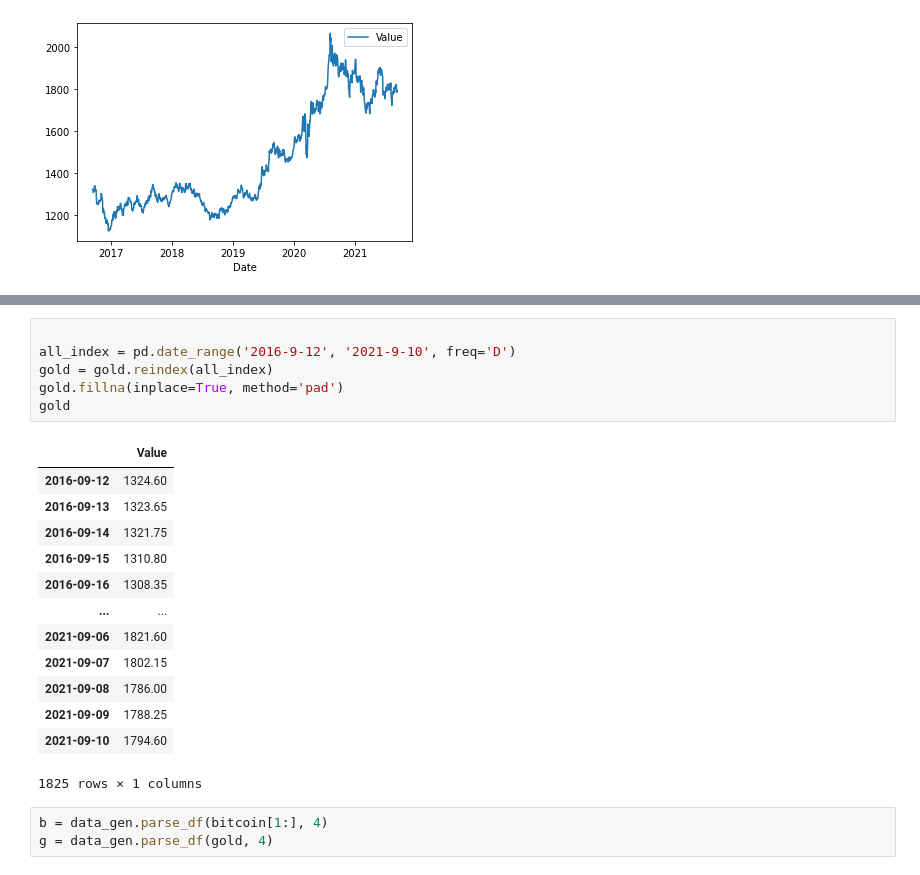
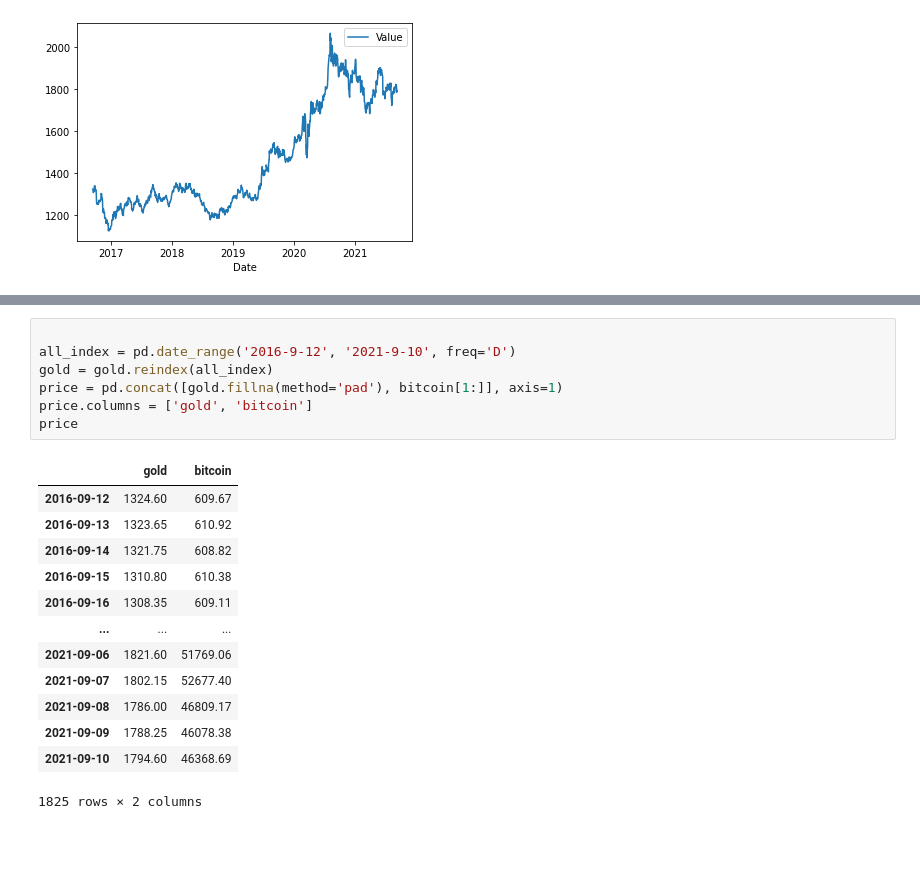
Before and after one commit to 1007210276/2022MCM, a Jupyter notebook: model/model.ipynb, the cells around one changed output, grey strips where cells are left out. Cells and saved outputs as stored; diff of their text form; blank space fills up the shorter version.

```diff
--- a/model/model.ipynb
+++ b/model/model.ipynb
@@ -49,23 +53,21 @@ gold_rate, bit_rate = 0, 0
 # %%
 
 all_index = pd.date_range('2016-9-12', '2021-9-10', freq='D')
 gold = gold.reindex(all_index)
-gold.fillna(inplace=True, method='pad')
-gold
+price = pd.concat([gold.fillna(method='pad'), bitcoin[1:]], axis=1)
+price.columns = ['gold', 'bitcoin']
+price
 # %% [output]
-|  | Value |
-| 2016-09-12 | 1324.60 |
-| 2016-09-13 | 1323.65 |
-| 2016-09-14 | 1321.75 |
-| 2016-09-15 | 1310.80 |
-| 2016-09-16 | 1308.35 |
-| ... | ... |
-| 2021-09-06 | 1821.60 |
-| 2021-09-07 | 1802.15 |
-| 2021-09-08 | 1786.00 |
-| 2021-09-09 | 1788.25 |
-| 2021-09-10 | 1794.60 |
+|  | gold | bitcoin |
+| 2016-09-12 | 1324.60 | 609.67 |
+| 2016-09-13 | 1323.65 | 610.92 |
+| 2016-09-14 | 1321.75 | 608.82 |
+| 2016-09-15 | 1310.80 | 610.38 |
+| 2016-09-16 | 1308.35 | 609.11 |
+| ... | ... | ... |
+| 2021-09-06 | 1821.60 | 51769.06 |
+| 2021-09-07 | 1802.15 | 52677.40 |
+| 2021-09-08 | 1786.00 | 46809.17 |
+| 2021-09-09 | 1788.25 | 46078.38 |
+| 2021-09-10 | 1794.60 | 46368.69 |
-1825 rows × 1 columns
+1825 rows × 2 columns
-# %%
-b = data_gen.parse_df(bitcoin[1:], 4)
-g = data_gen.parse_df(gold, 4)
```
Also changed, not shown: parts of 12 cells of this notebook, 2 other files.
